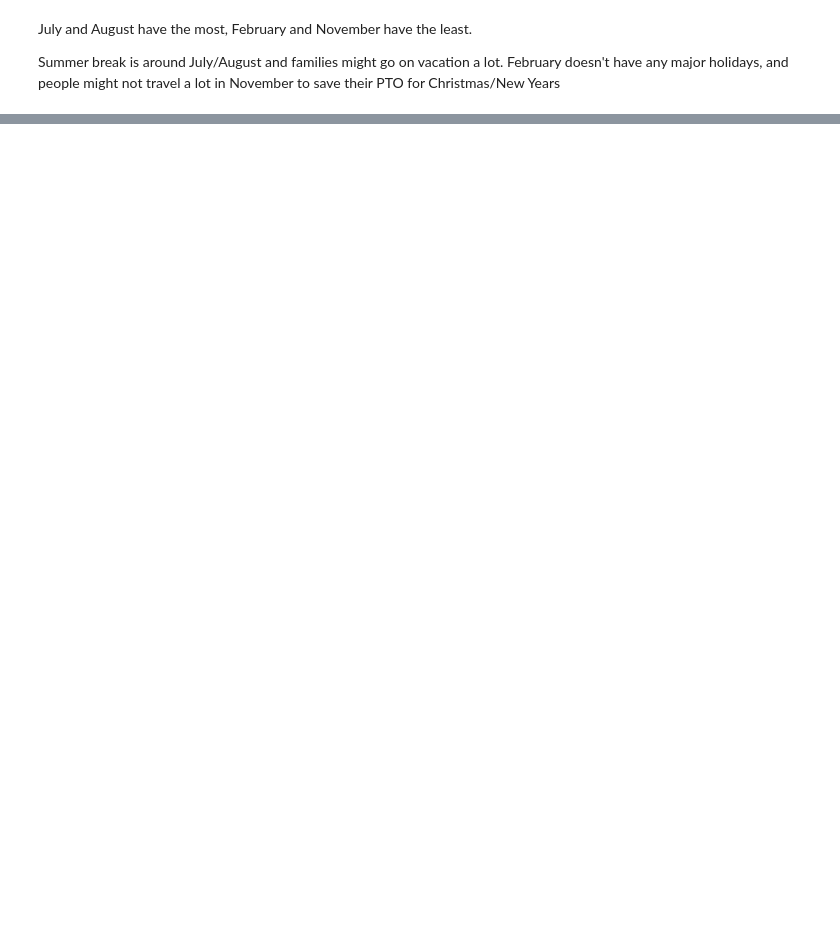
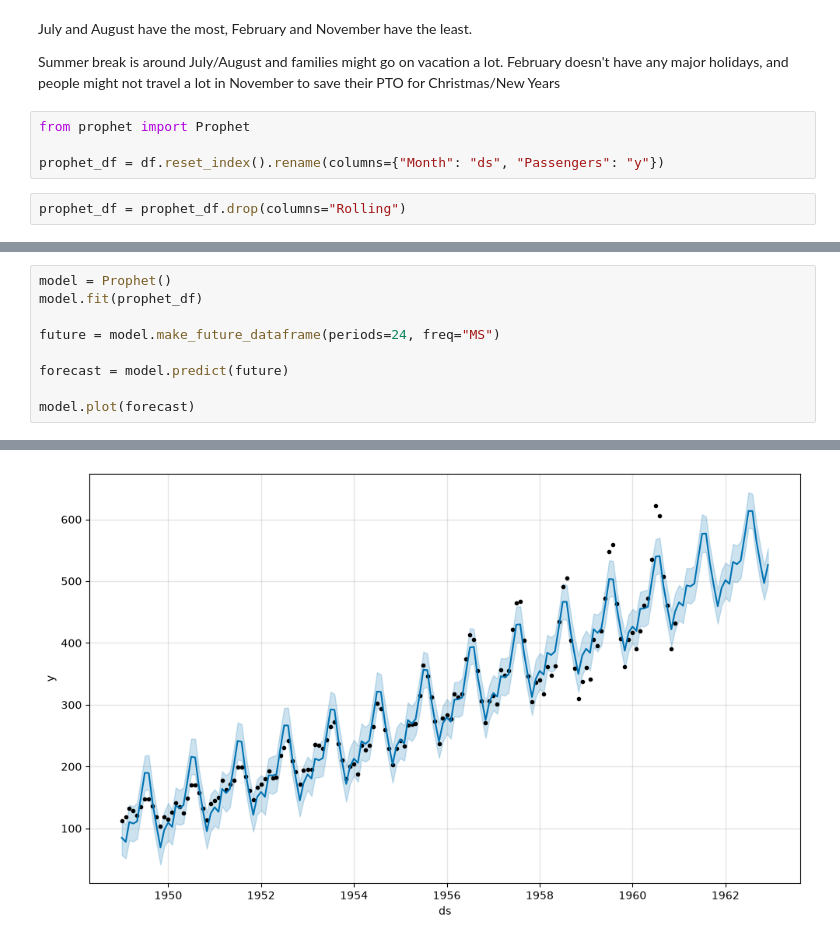
Before and after one commit to BrianFri/Time_Series, a Jupyter notebook: Time_Series.ipynb, the cells around one changed output, grey strips where cells are left out. Drawn from its saved outputs; the diff is of its cells as text; blank space fills up the shorter version.

```diff
--- a/Time_Series.ipynb
+++ b/Time_Series.ipynb
@@ -87,3 +87,9 @@ plt.xticks(ticks=range(1,13))
 July and August have the most, February and November have the least.
 
 Summer break is around July/August and families might go on vacation a lot. February doesn't have any major holidays, and people might not travel a lot in November to save their PTO for Christmas/New Years
+# %%
+from prophet import Prophet
+
+prophet_df = df.reset_index().rename(columns={"Month": "ds", "Passengers": "y"})
+# %%
+prophet_df = prophet_df.drop(columns="Rolling")
@@ -89,0 +105,10 @@ Summer break is around July/August and families might go on vacation a lot. Febr
+# %%
+model = Prophet()
+model.fit(prophet_df)
+
+future = model.make_future_dataframe(periods=24, freq="MS")
+
+forecast = model.predict(future)
+
+model.plot(forecast)
+# %% [output]
@@ -89,0 +117 @@ Summer break is around July/August and families might go on vacation a lot. Febr
+[figure, added]
```
Also changed, not shown: parts of 9 cells of this notebook.
